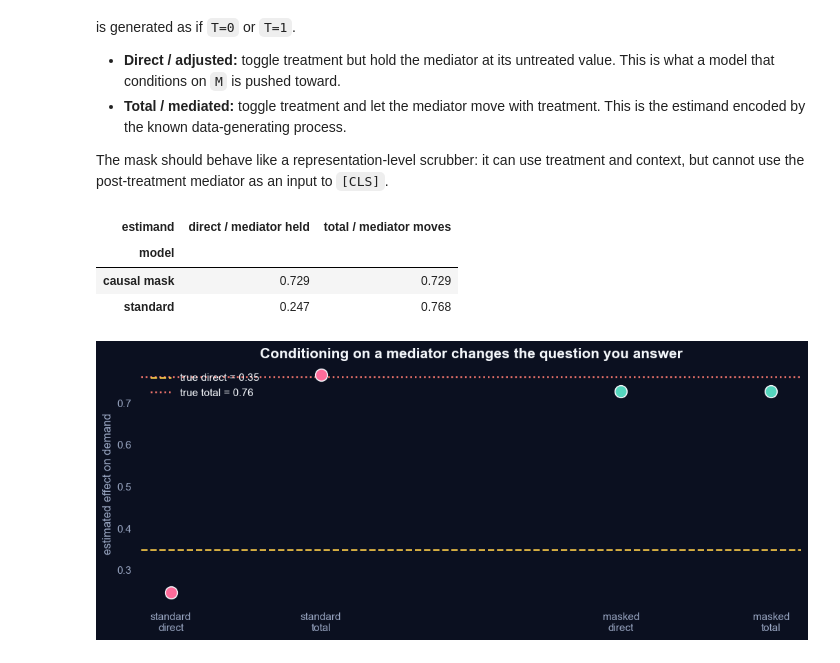
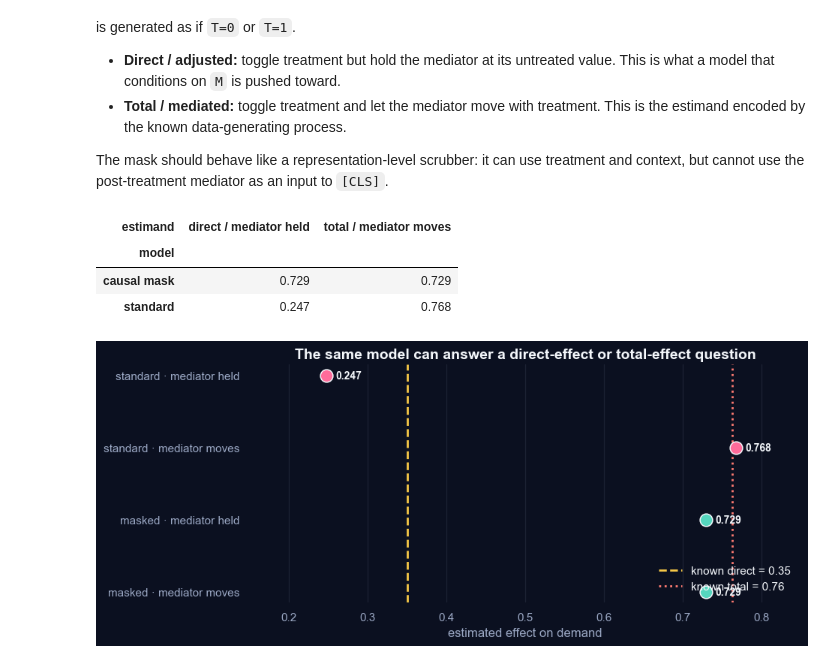
Before and after one commit to sandipdikshit/Causal-AI, a Jupyter notebook: attention_after_the_fact.ipynb, the cells around one changed output. Saved outputs shown, nothing was run; the diff lists cells and outputs as text; code cells hidden in the pictures.

```diff
--- a/attention_after_the_fact.ipynb
+++ b/attention_after_the_fact.ipynb
@@ -499,43 +519,50 @@ cf0 = raw_test.copy(); cf0[:, 2] = 0.0; cf0[:, 3] = mediator_untreated
 cf1_direct = raw_test.copy(); cf1_direct[:, 2] = 1.0; cf1_direct[:, 3] = mediator_untreated
 cf1_total = raw_test.copy(); cf1_total[:, 2] = 1.0; cf1_total[:, 3] = mediator_treated
 
 def predict_original(model, x_tensor):
     model.eval()
     with torch.no_grad():
         pred, _ = model(x_tensor)
     return pred.cpu().numpy() * y_std + y_mean
 
 effect_rows = []
 for name, model in [("standard", standard), ("causal mask", masked)]:
     p0 = predict_original(model, scaled_from_raw(cf0))
     p1_direct = predict_original(model, scaled_from_raw(cf1_direct))
     p1_total = predict_original(model, scaled_from_raw(cf1_total))
     effect_rows.extend([
         {"model": name, "estimand": "direct / mediator held", "estimate": np.mean(p1_direct - p0)},
         {"model": name, "estimand": "total / mediator moves", "estimate": np.mean(p1_total - p0)},
     ])
 effects = pd.DataFrame(effect_rows)
 display(effects.pivot(index="model", columns="estimand", values="estimate").round(3))
 
-fig, ax = plt.subplots(figsize=(10.5, 4.5), facecolor=BG)
+fig, ax = plt.subplots(figsize=(10.5, 4.8), facecolor=BG)
 ax.set_facecolor(BG)
-positions = {("standard", "direct / mediator held"): 0, ("standard", "total / mediator moves"): 1,
-             ("causal mask", "direct / mediator held"): 3, ("causal mask", "total / mediator moves"): 4}
+positions = {
+    ("standard", "direct / mediator held"): 3,
+    ("standard", "total / mediator moves"): 2,
+    ("causal mask", "direct / mediator held"): 1,
+    ("causal mask", "total / mediator moves"): 0,
+}
 colors = {"standard": MAGENTA, "causal mask": CYAN}
 for row in effect_rows:
-    x = positions[(row["model"], row["estimand"])]
-    ax.scatter(x, row["estimate"], s=160, color=colors[row["model"]], edgecolor=INK, linewidth=1.2, zorder=3)
-ax.axhline(direct_effect, color=AMBER, lw=1.8, ls="--", label=f"true direct = {direct_effect:.2f}")
-ax.axhline(true_total_effect, color=RED, lw=1.8, ls=":", label=f"true total = {true_total_effect:.2f}")
-ax.set_xticks([0, 1, 3, 4], ["standard\ndirect", "standard\ntotal", "masked\ndirect", "masked\ntotal"])
-ax.set_ylabel("estimated effect on demand", color=MUTED)
-ax.set_title("Conditioning on a mediator changes the question you answer", color=INK, fontsize=15, weight="bold")
-ax.tick_params(colors=MUTED); ax.legend(frameon=False, labelcolor=INK, loc="upper left")
+    y_pos = positions[(row["model"], row["estimand"])]
+    ax.scatter(row["estimate"], y_pos, s=145, color=colors[row["model"]], edgecolor=INK, linewidth=1.1, zorder=3)
+    ax.text(row["estimate"] + 0.012, y_pos, f"{row['estimate']:.3f}", va="center", color=INK, fontsize=10, weight="bold")
+ax.axvline(direct_effect, color=AMBER, lw=2, ls="--", label=f"known direct = {direct_effect:.2f}")
+ax.axvline(true_total_effect, color=RED, lw=2, ls=":", label=f"known total = {true_total_effect:.2f}")
+ax.set_yticks([3, 2, 1, 0], ["standard · mediator held", "standard · mediator moves", "masked · mediator held", "masked · mediator moves"])
+ax.set_xlabel("estimated effect on demand", color=MUTED)
+ax.set_title("The same model can answer a direct-effect or total-effect question", color=INK, fontsize=14, weight="bold")
+ax.set_xlim(0.15, 0.85); ax.tick_params(colors=MUTED); ax.grid(axis="x", color=MUTED, alpha=0.12)
+ax.legend(frameon=False, labelcolor=INK, loc="lower right")
 for spine in ax.spines.values(): spine.set_visible(False)
-plt.tight_layout(); plt.show()
+plt.subplots_adjust(left=0.28, right=0.98, top=0.82, bottom=0.16)
+plt.show()
 # %% [output]
 | estimand | direct / mediator held | total / mediator moves |
 | model |  |  |
 | causal mask | 0.729 | 0.729 |
 | standard | 0.247 | 0.768 |
-[figure, old version]
+[figure, new version]
```
Also changed, not shown: parts of 11 cells of this notebook, 1 other file.
